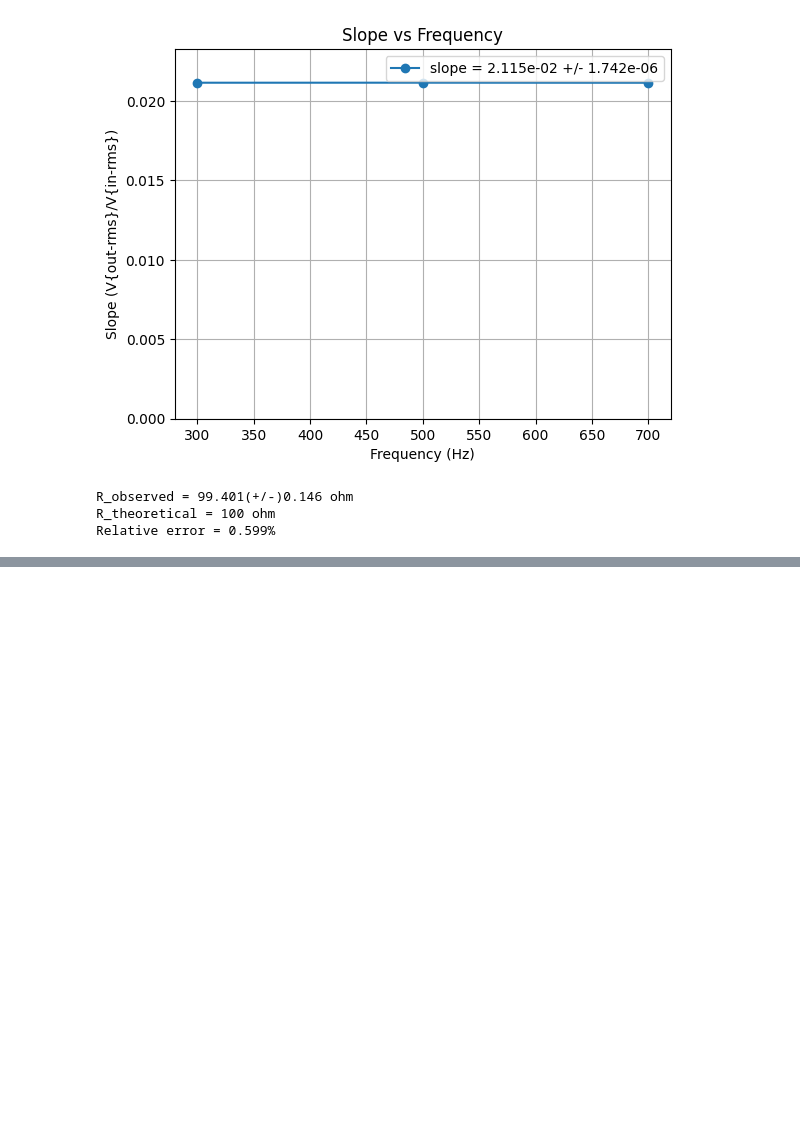
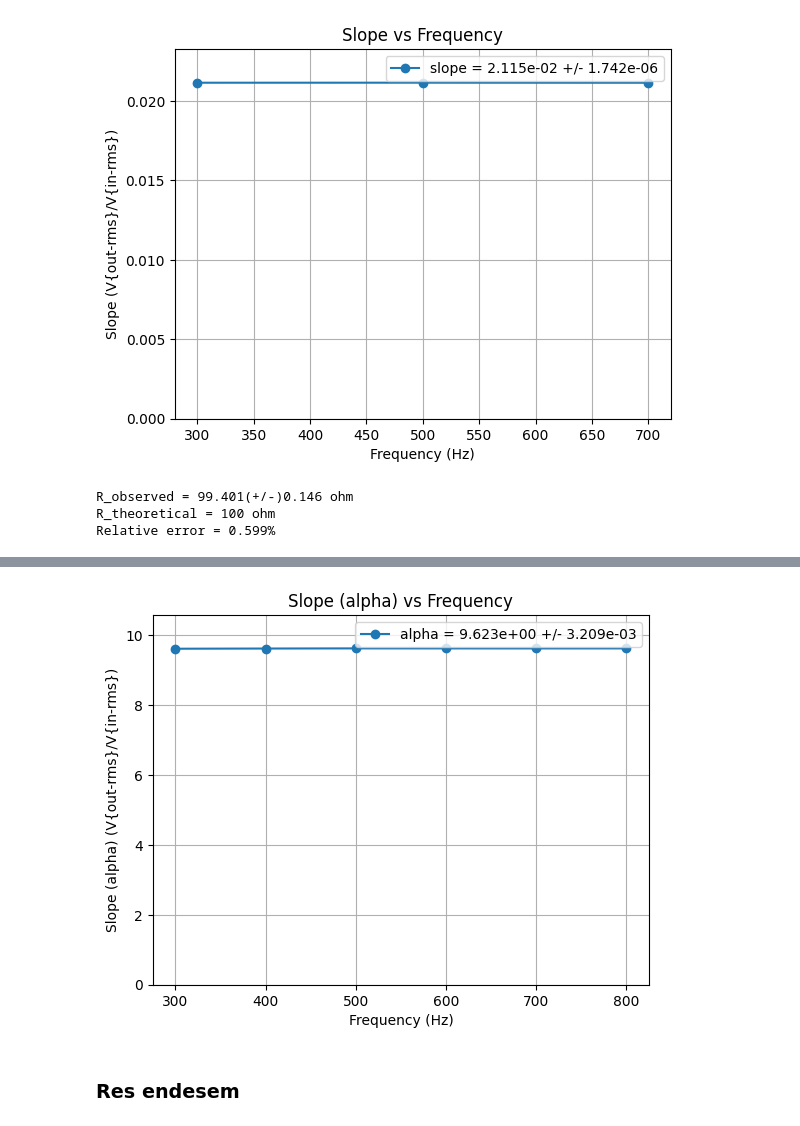
Before and after one commit to AdhilshaA/Lockin_expeyes, a Jupyter notebook: main_codes/main_process_fngenerator_sqwave.ipynb, the cells around one changed output, grey strips where cells are left out. Drawn from its saved outputs; the diff is of its cells as text; code cells hidden in the pictures; blank space fills up the shorter version.

```diff
--- a/main_codes/main_process_fngenerator_sqwave.ipynb
+++ b/main_codes/main_process_fngenerator_sqwave.ipynb
@@ -830,0 +893,15 @@ Relative error = 0.599%
+# %%
+avg_slope = np.mean(slopes_all_freq)
+std_slope = np.std(slopes_all_freq)
+
+plt.plot(frequencies,slopes_all_freq,'o-',label= f'alpha = {avg_slope:.3e} +/- {std_slope:.3e}')
+plt.xlabel('Frequency (Hz)')
+plt.ylabel('Slope (alpha) (V{out-rms}/V{in-rms})')
+plt.title('Slope (alpha) vs Frequency')
+plt.ylim(0,slopes_all_freq[0]*1.1)
+plt.grid()
+plt.legend()
+plt.savefig(f'Slope_vs_Frequency{trial_name_}.png')
+plt.show()
+# %% [output]
+[figure, added]
@@ -830,0 +913,2 @@ Relative error = 0.599%
+# %% [markdown]
+### Res endesem
```
Also changed, not shown: parts of 16 cells of this notebook, 24 other files.
